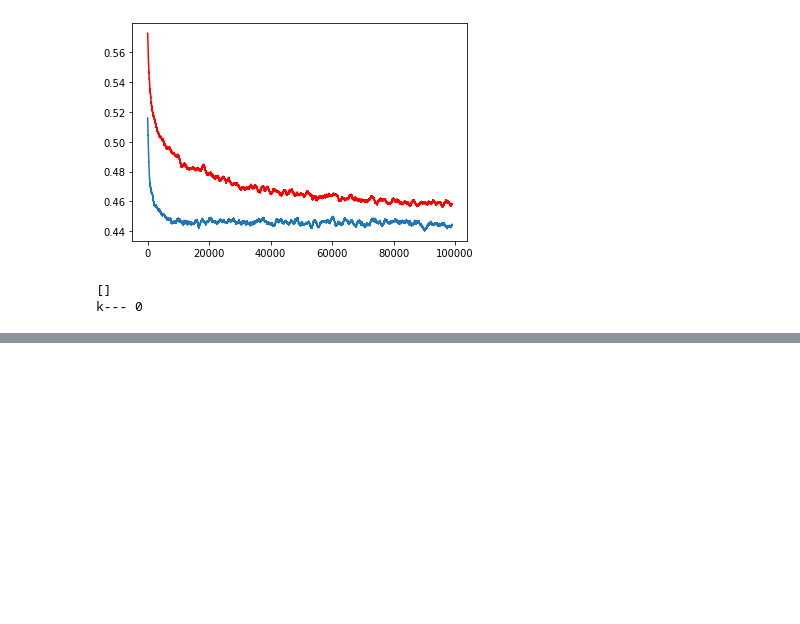
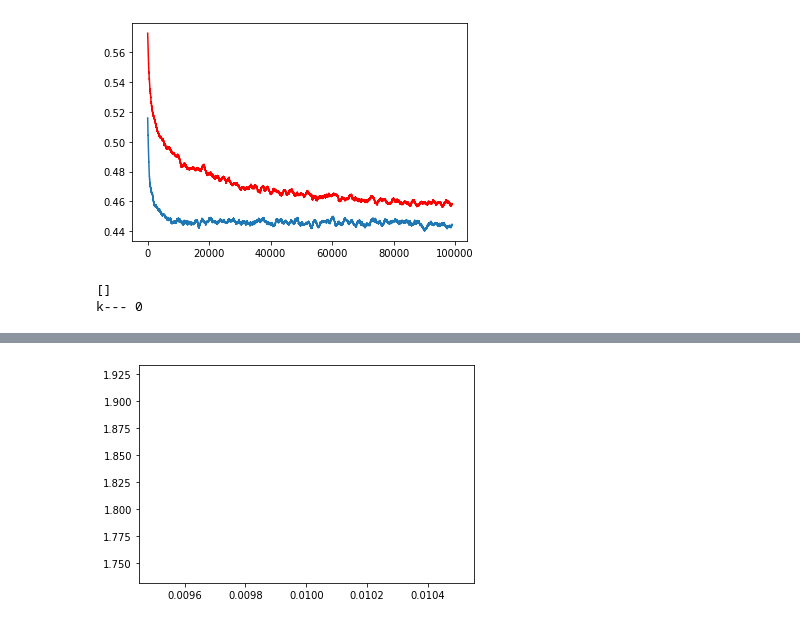
Before and after one commit to mosturm/IWR_CellTrack, a Jupyter notebook: prediction2.ipynb, the cells around one changed output, grey strips where cells are left out. Cells and saved outputs as stored; diff of their text form; code cells hidden in the pictures; blank space fills up the shorter version.

```diff
--- a/prediction2.ipynb
+++ b/prediction2.ipynb
@@ -1223,7 +1323,7 @@ plt.plot(np.convolve(np.log10(test_error), np.ones(N)/N, mode='valid'))
 [<matplotlib.lines.Line2D at 0x...>]
 [figure]
 # %%
-a=np.linspace(0.01,1,num=40)
+a=np.linspace(0.01,1,num=1)
 #a=[0.1]
 
 transformer.load_state_dict(torch.load('AttTrack24.pt',map_location=torch.device('cpu')))
@@ -1234,7 +1334,7 @@ for k in range(len(a)):
     print(lo)
     print('k---',k)
     g=[]
-    for v in range(100):
+    for v in range(10):
         #print('v-',v)
 
 
@@ -1264,96 +1364,6 @@ for k in range(len(a)):
     lo.append(np.mean(g))
 
 plt.plot(a,lo)
-
-
-
-'''
-
-print(Ad[0])
-print(d[0])
-
-#Ad = torch.mul(Ad, d)
-
-f=Ad[0].detach().numpy()
-g=d[0].detach().numpy()
-
-print(np.multiply(f,g))
-print(y[0])
-
-
-
-
-Ad = postprocess_2(Ad)
-print(Ad[0])
-Ad=postprocess_MinCostAss(Ad)
-print(Ad[0])
-#torch.manual_seed(344)
-
-#Ad = torch.rand(1,3,4)
-#print(Ad[0])
-
-f=Ad[0].detach().numpy()
-
-l=np.ones(len(f))*2
-l=l.astype(int)
-f2=np.repeat(Ad[0].detach().numpy(), l, axis=0)
-
-#print('f2',f2)
-
-row_ind, col_ind = linear_sum_assignment(1-f)
-
-#print(row_ind,col_ind)
-
-z=np.zeros(f.shape)
-
-
-for i,j in zip(row_ind, col_ind):
-        z[i,j]=1
-
-print(z)
-
-f2[0::2, :] = z[:]
-
-#print('f2',f2)
-
-
-row_ind_f, col_ind_f = linear_sum_assignment(1-f2)
-
-
-z3=np.zeros(f2.shape)
-
-
-for i,j in zip(row_ind_f, col_ind_f):
-        z3[i,j]=1
-
-
-print(z3)
-
-f_add = z3[0::2, :] + z3[1::2, :]
-
-print('f_add',f_add)
-
-z2 = np.zeros(f.shape)
-zero_col=np.where(~z.any(axis=0))[0]
-ind=torch.argmax(Ad[0][:,zero_col], dim=0)
-
-print(Ad[0][:,zero_col])
-print(np.where(~z.any(axis=0))[0])
-print(ind)
-print(z)
-
-for k,l in zip(ind,zero_col):
-    z2[k,l]=1
-
-print(z+z2)
-
-pp_A=postprocess(Ad)
-
-
-
-
-#print(pp_A[0])
-'''
 # %% [output]
 []
 k--- 0
@@ -1360,0 +1371 @@ KeyboardInterrupt:
+[figure, added]
```
Also changed, not shown: parts of 12 cells of this notebook, 2 other files.
